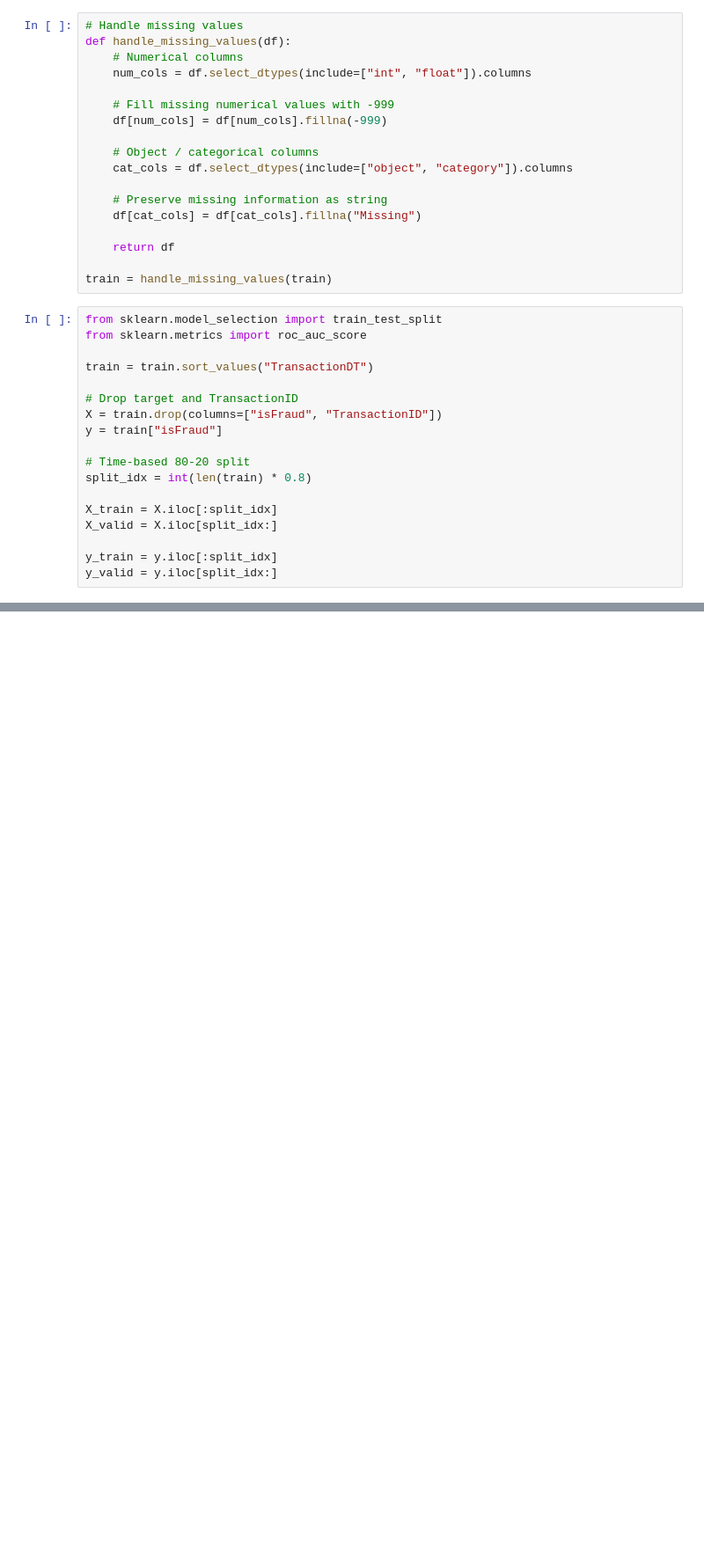
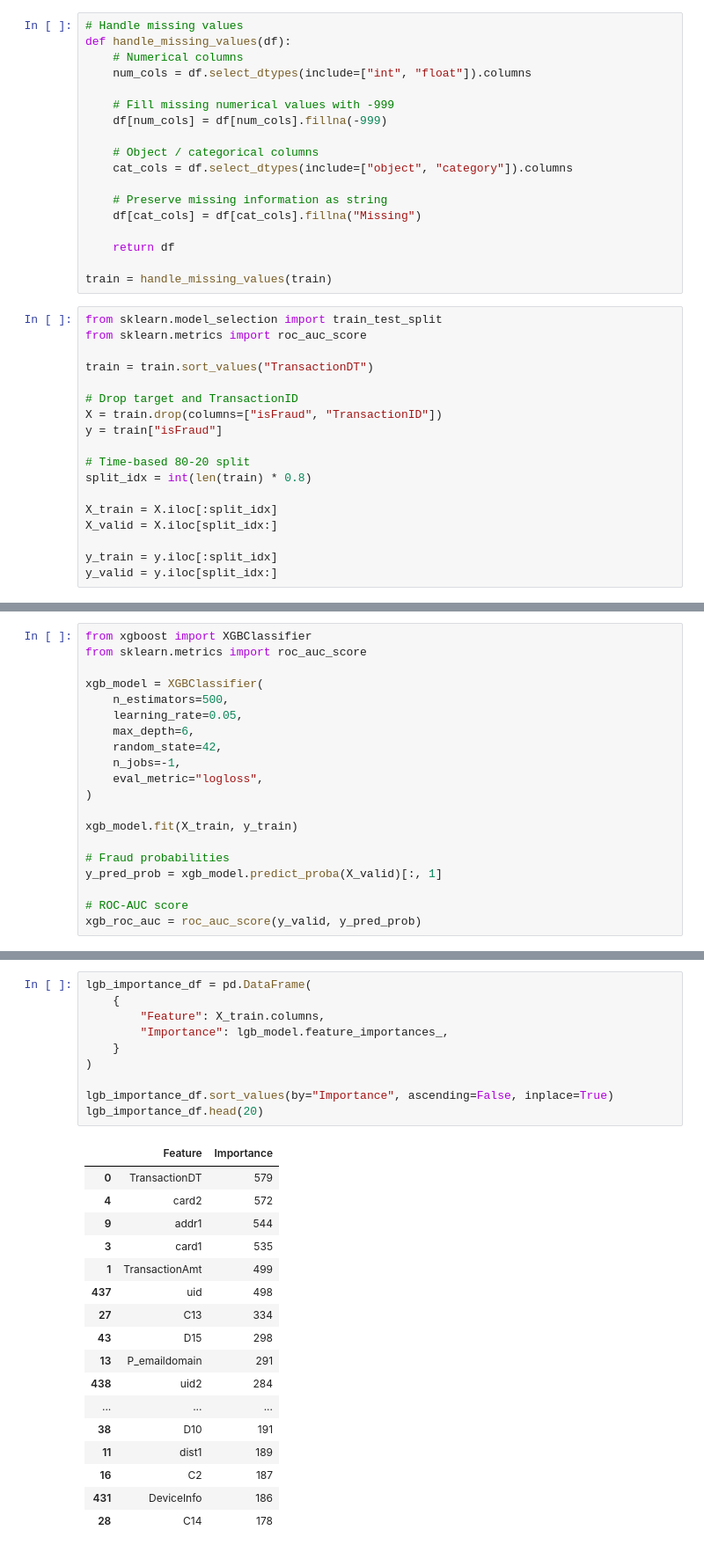
Before and after one commit to NghiaNguyen170192/minor-thesis, a Jupyter notebook: clean_dataset.ipynb, the cells around one changed output, grey strips where cells are left out. Shown at 88% size. Saved outputs shown, nothing was run; the diff lists cells and outputs as text; blank space fills up the shorter version.

```diff
--- a/clean_dataset.ipynb
+++ b/clean_dataset.ipynb
@@ -330,0 +321,20 @@ ROC-AUC: 0.9082
+# %%
+from xgboost import XGBClassifier
+from sklearn.metrics import roc_auc_score
+
+xgb_model = XGBClassifier(
+    n_estimators=500,
+    learning_rate=0.05,
+    max_depth=6,
+    random_state=42,
+    n_jobs=-1,
+    eval_metric="logloss",
+)
+
+xgb_model.fit(X_train, y_train)
+
+# Fraud probabilities
+y_pred_prob = xgb_model.predict_proba(X_valid)[:, 1]
+
+# ROC-AUC score
+xgb_roc_auc = roc_auc_score(y_valid, y_pred_prob)
@@ -330,0 +355,28 @@ ROC-AUC: 0.9082
+# %%
+lgb_importance_df = pd.DataFrame(
+    {
+        "Feature": X_train.columns,
+        "Importance": lgb_model.feature_importances_,
+    }
+)
+
+lgb_importance_df.sort_values(by="Importance", ascending=False, inplace=True)
+lgb_importance_df.head(20)
+# %% [output]
+|  | Feature | Importance |
+| 0 | TransactionDT | 579 |
+| 4 | card2 | 572 |
+| 9 | addr1 | 544 |
+| 3 | card1 | 535 |
+| 1 | TransactionAmt | 499 |
+| 437 | uid | 498 |
+| 27 | C13 | 334 |
+| 43 | D15 | 298 |
+| 13 | P_emaildomain | 291 |
+| 438 | uid2 | 284 |
+| ... | ... | ... |
+| 38 | D10 | 191 |
+| 11 | dist1 | 189 |
+| 16 | C2 | 187 |
+| 431 | DeviceInfo | 186 |
+| 28 | C14 | 178 |
```
Also changed, not shown: parts of 8 cells of this notebook, 1 other file.
